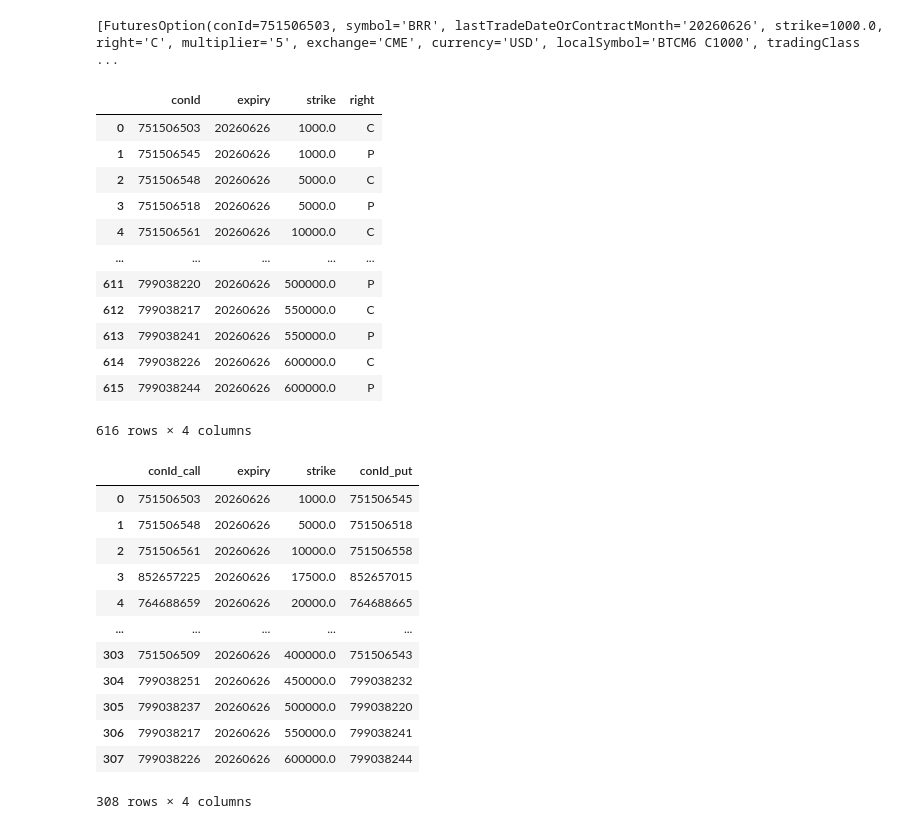
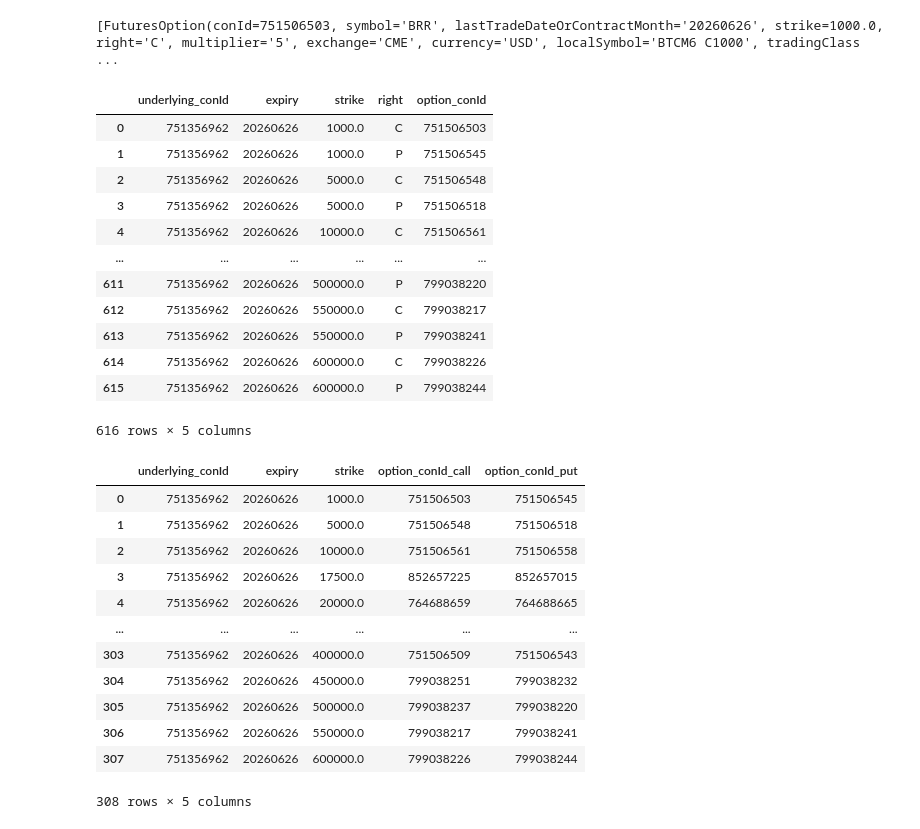
Before and after one commit to mikehyland-quant/crypto-project, a Jupyter notebook: ibkr/IBKR_Get_Option_ConIDs.ipynb, the cells around one changed output. Saved outputs shown, nothing was run; the diff lists cells and outputs as text; code cells hidden in the pictures.

```diff
--- a/ibkr/IBKR_Get_Option_ConIDs.ipynb
+++ b/ibkr/IBKR_Get_Option_ConIDs.ipynb
@@ -70,10 +70,10 @@ rows = []
 
 for opt in qualified_options:
     rows.append({
-        "conId": opt.conId,
         "expiry": opt.lastTradeDateOrContractMonth,
         "strike": opt.strike,
         "right": opt.right,
+        "option_conId": opt.conId,
         #"symbol": opt.symbol,
         #"localSymbol": opt.localSymbol,
         #"exchange": opt.exchange,
@@ -84,43 +84,45 @@ for opt in qualified_options:
 # %%
 import pandas as pd
 df_options = pd.DataFrame(rows)
 
+df_options.insert(0, "underlying_conId", underlying_conId)
+
 df_options
 # %% [output]
-|  | conId | expiry | strike | right |
-| 0 | 751506503 | 20260626 | 1000.0 | C |
-| 1 | 751506545 | 20260626 | 1000.0 | P |
-| 2 | 751506548 | 20260626 | 5000.0 | C |
-| 3 | 751506518 | 20260626 | 5000.0 | P |
-| 4 | 751506561 | 20260626 | 10000.0 | C |
-| ... | ... | ... | ... | ... |
-| 611 | 799038220 | 20260626 | 500000.0 | P |
-| 612 | 799038217 | 20260626 | 550000.0 | C |
-| 613 | 799038241 | 20260626 | 550000.0 | P |
-| 614 | 799038226 | 20260626 | 600000.0 | C |
-| 615 | 799038244 | 20260626 | 600000.0 | P |
+|  | underlying_conId | expiry | strike | right | option_conId |
+| 0 | 751356962 | 20260626 | 1000.0 | C | 751506503 |
+| 1 | 751356962 | 20260626 | 1000.0 | P | 751506545 |
+| 2 | 751356962 | 20260626 | 5000.0 | C | 751506548 |
+| 3 | 751356962 | 20260626 | 5000.0 | P | 751506518 |
+| 4 | 751356962 | 20260626 | 10000.0 | C | 751506561 |
+| ... | ... | ... | ... | ... | ... |
+| 611 | 751356962 | 20260626 | 500000.0 | P | 799038220 |
+| 612 | 751356962 | 20260626 | 550000.0 | C | 799038217 |
+| 613 | 751356962 | 20260626 | 550000.0 | P | 799038241 |
+| 614 | 751356962 | 20260626 | 600000.0 | C | 799038226 |
+| 615 | 751356962 | 20260626 | 600000.0 | P | 799038244 |
-616 rows × 4 columns
+616 rows × 5 columns
 # %%
 call_df = df_options[df_options["right"] == "C"]
 put_df = df_options[df_options["right"] == "P"]
 
-options_df = pd.merge(call_df, put_df, on=["expiry", "strike"], suffixes=("_call", "_put"))
+options_df = pd.merge(call_df, put_df, on=['underlying_conId', "expiry", "strike"], suffixes=("_call", "_put"))
 options_df.drop(columns=["right_call", "right_put"], inplace=True)
 
 options_df
 # %% [output]
-|  | conId_call | expiry | strike | conId_put |
-| 0 | 751506503 | 20260626 | 1000.0 | 751506545 |
-| 1 | 751506548 | 20260626 | 5000.0 | 751506518 |
-| 2 | 751506561 | 20260626 | 10000.0 | 751506558 |
-| 3 | 852657225 | 20260626 | 17500.0 | 852657015 |
-| 4 | 764688659 | 20260626 | 20000.0 | 764688665 |
-| ... | ... | ... | ... | ... |
-| 303 | 751506509 | 20260626 | 400000.0 | 751506543 |
-| 304 | 799038251 | 20260626 | 450000.0 | 799038232 |
-| 305 | 799038237 | 20260626 | 500000.0 | 799038220 |
-| 306 | 799038217 | 20260626 | 550000.0 | 799038241 |
-| 307 | 799038226 | 20260626 | 600000.0 | 799038244 |
+|  | underlying_conId | expiry | strike | option_conId_call | option_conId_put |
+| 0 | 751356962 | 20260626 | 1000.0 | 751506503 | 751506545 |
+| 1 | 751356962 | 20260626 | 5000.0 | 751506548 | 751506518 |
+| 2 | 751356962 | 20260626 | 10000.0 | 751506561 | 751506558 |
+| 3 | 751356962 | 20260626 | 17500.0 | 852657225 | 852657015 |
+| 4 | 751356962 | 20260626 | 20000.0 | 764688659 | 764688665 |
+| ... | ... | ... | ... | ... | ... |
+| 303 | 751356962 | 20260626 | 400000.0 | 751506509 | 751506543 |
+| 304 | 751356962 | 20260626 | 450000.0 | 799038251 | 799038232 |
+| 305 | 751356962 | 20260626 | 500000.0 | 799038237 | 799038220 |
+| 306 | 751356962 | 20260626 | 550000.0 | 799038217 | 799038241 |
+| 307 | 751356962 | 20260626 | 600000.0 | 799038226 | 799038244 |
-308 rows × 4 columns
+308 rows × 5 columns
 # %%
 options_df.to_csv("options_conIds.csv", index=False)
```
Also changed, not shown: parts of 1 cell of this notebook, 17 other files.
